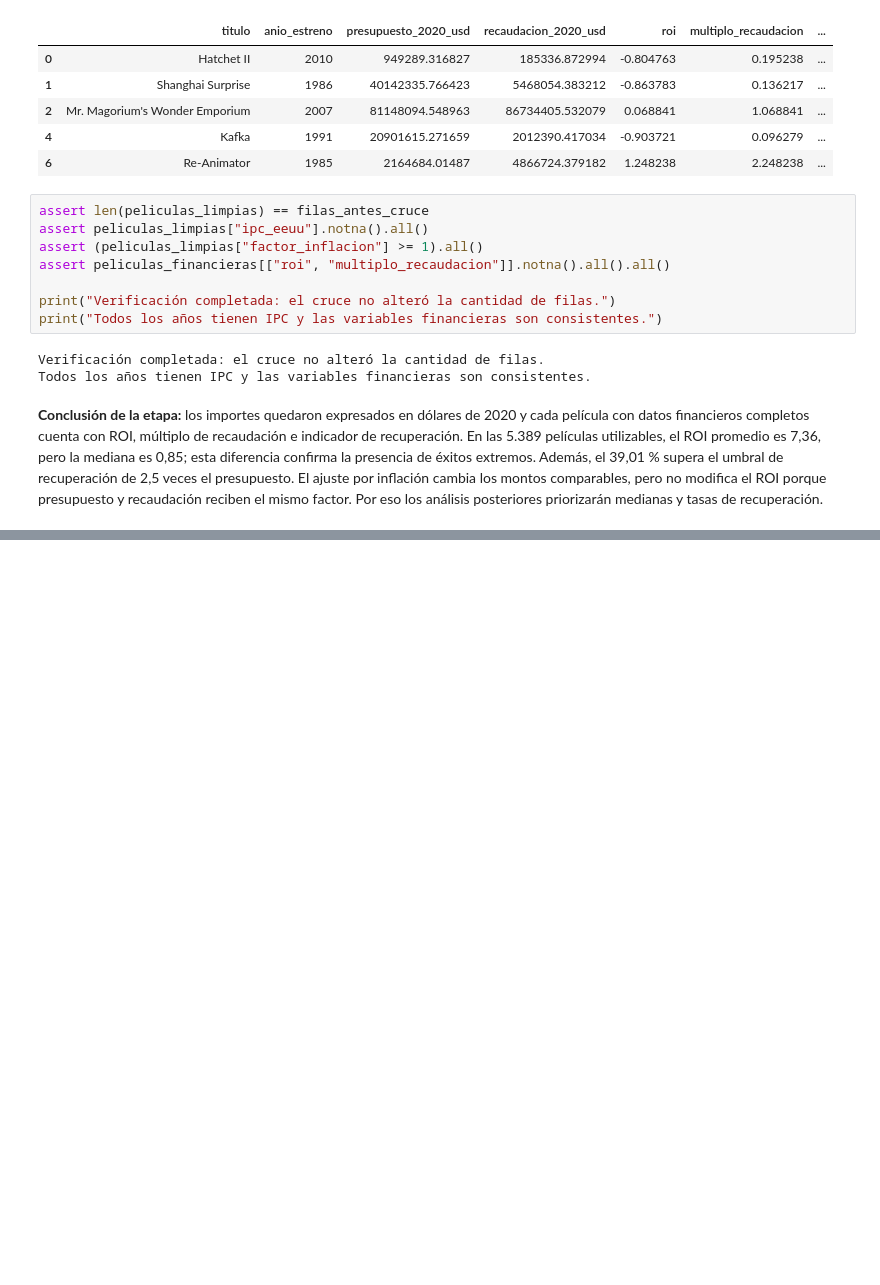
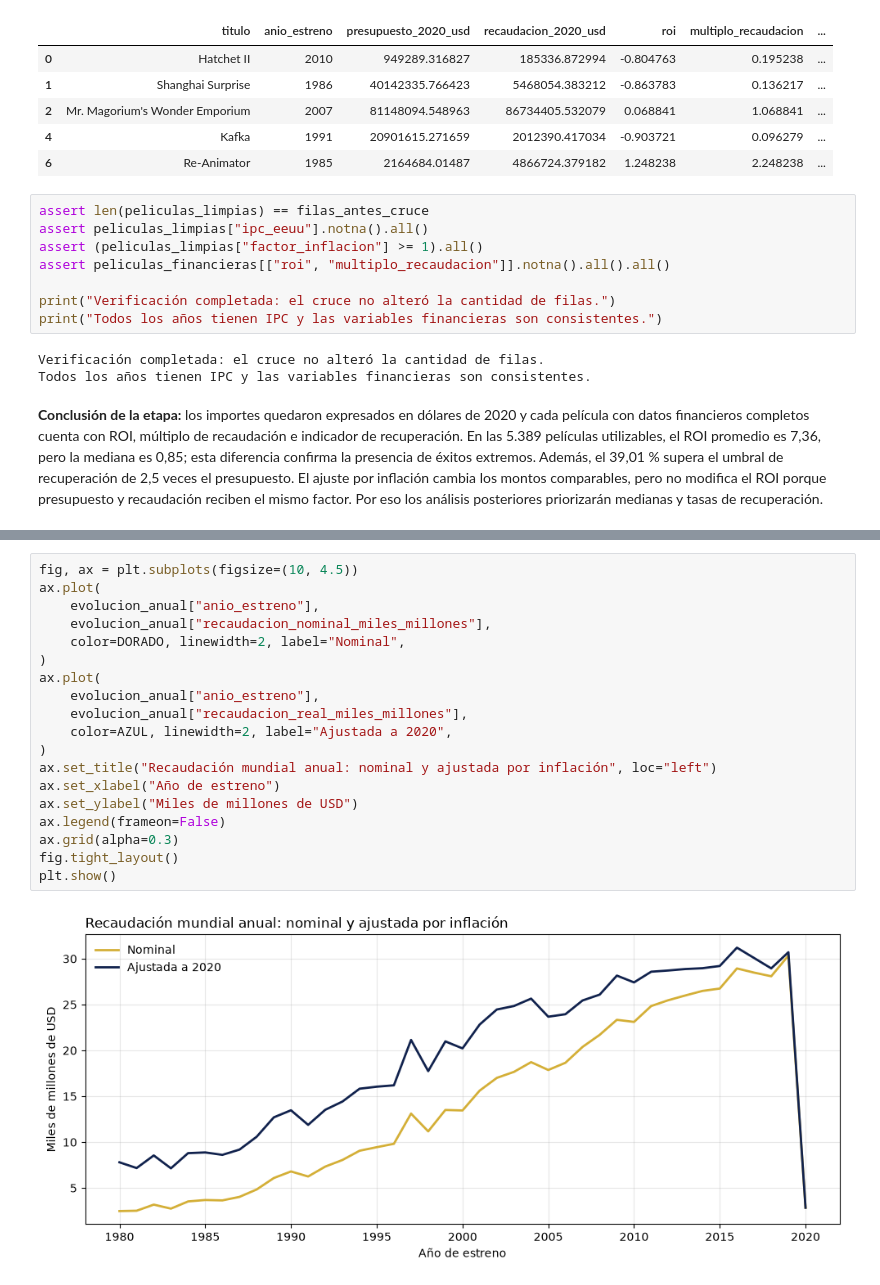
Before and after one commit to alvareezvicente-code/Vicente-Alvarez-programacion-analitica-2, a Jupyter notebook: notebooks/analisis.ipynb, the cells around one changed output, grey strips where cells are left out. Saved outputs shown, nothing was run; the diff lists cells and outputs as text; blank space fills up the shorter version.

```diff
--- a/notebooks/analisis.ipynb
+++ b/notebooks/analisis.ipynb
@@ -1232,0 +1289,21 @@ Todos los años tienen IPC y las variables financieras son consistentes.
+# %%
+fig, ax = plt.subplots(figsize=(10, 4.5))
+ax.plot(
+    evolucion_anual["anio_estreno"],
+    evolucion_anual["recaudacion_nominal_miles_millones"],
+    color=DORADO, linewidth=2, label="Nominal",
+)
+ax.plot(
+    evolucion_anual["anio_estreno"],
+    evolucion_anual["recaudacion_real_miles_millones"],
+    color=AZUL, linewidth=2, label="Ajustada a 2020",
+)
+ax.set_title("Recaudación mundial anual: nominal y ajustada por inflación", loc="left")
+ax.set_xlabel("Año de estreno")
+ax.set_ylabel("Miles de millones de USD")
+ax.legend(frameon=False)
+ax.grid(alpha=0.3)
+fig.tight_layout()
+plt.show()
+# %% [output]
+[figure, added]
```
Also changed, not shown: parts of 6 cells of this notebook.
